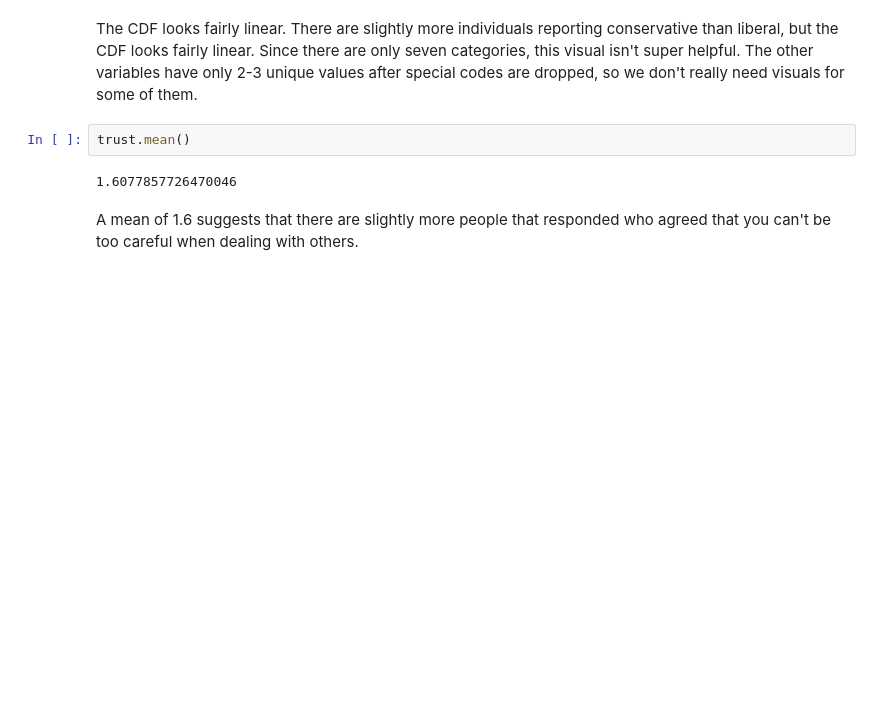
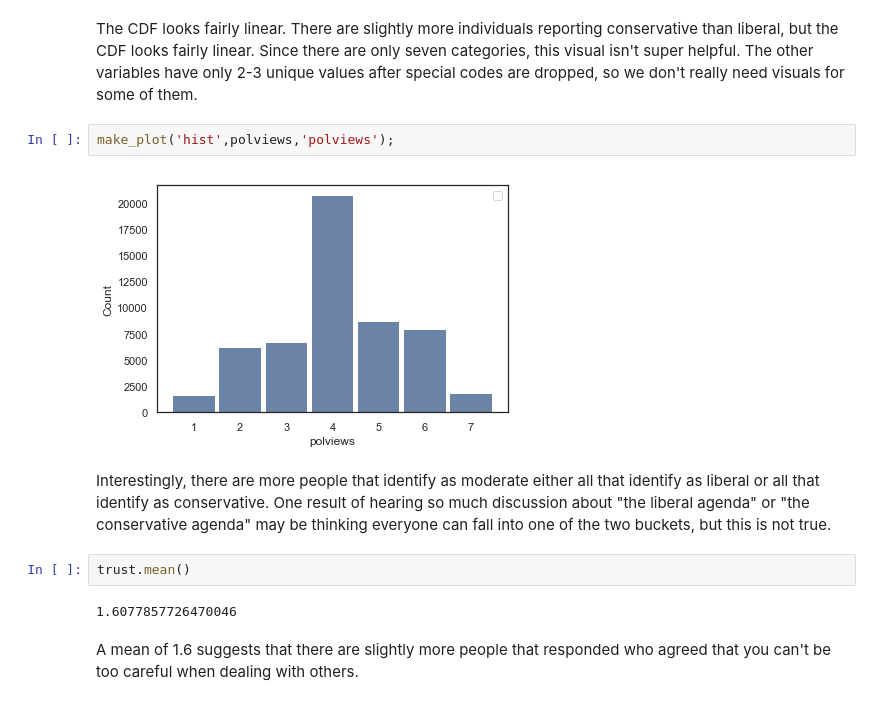
Before and after one commit to gsidsid/ThinkStats2, a Jupyter notebook: project1/project1.ipynb, the cells around one changed output. Saved outputs shown, nothing was run; the diff lists cells and outputs as text; blank space fills up the shorter version.

```diff
--- a/project1/project1.ipynb
+++ b/project1/project1.ipynb
@@ -155,5 +157,11 @@ make_plot('cdf',polviews,'polviews');
 # %% [markdown]
 The CDF looks fairly linear. There are slightly more individuals reporting conservative than liberal, but the CDF looks fairly linear. Since there are only seven categories, this visual isn't super helpful. The other variables have only 2-3 unique values after special codes are dropped, so we don't really need visuals for some of them.
+# %%
+make_plot('hist',polviews,'polviews');
+# %% [output]
+[figure, added]
+# %% [markdown]
+Interestingly, there are more people that identify as moderate either all that identify as liberal or all that identify as conservative. One result of hearing so much discussion about "the liberal agenda" or "the conservative agenda" may be thinking everyone can fall into one of the two buckets, but this is not true.
 # %%
 trust.mean()
 # %% [output]
```
Also changed, not shown: parts of 34 cells of this notebook, 1 other file.
